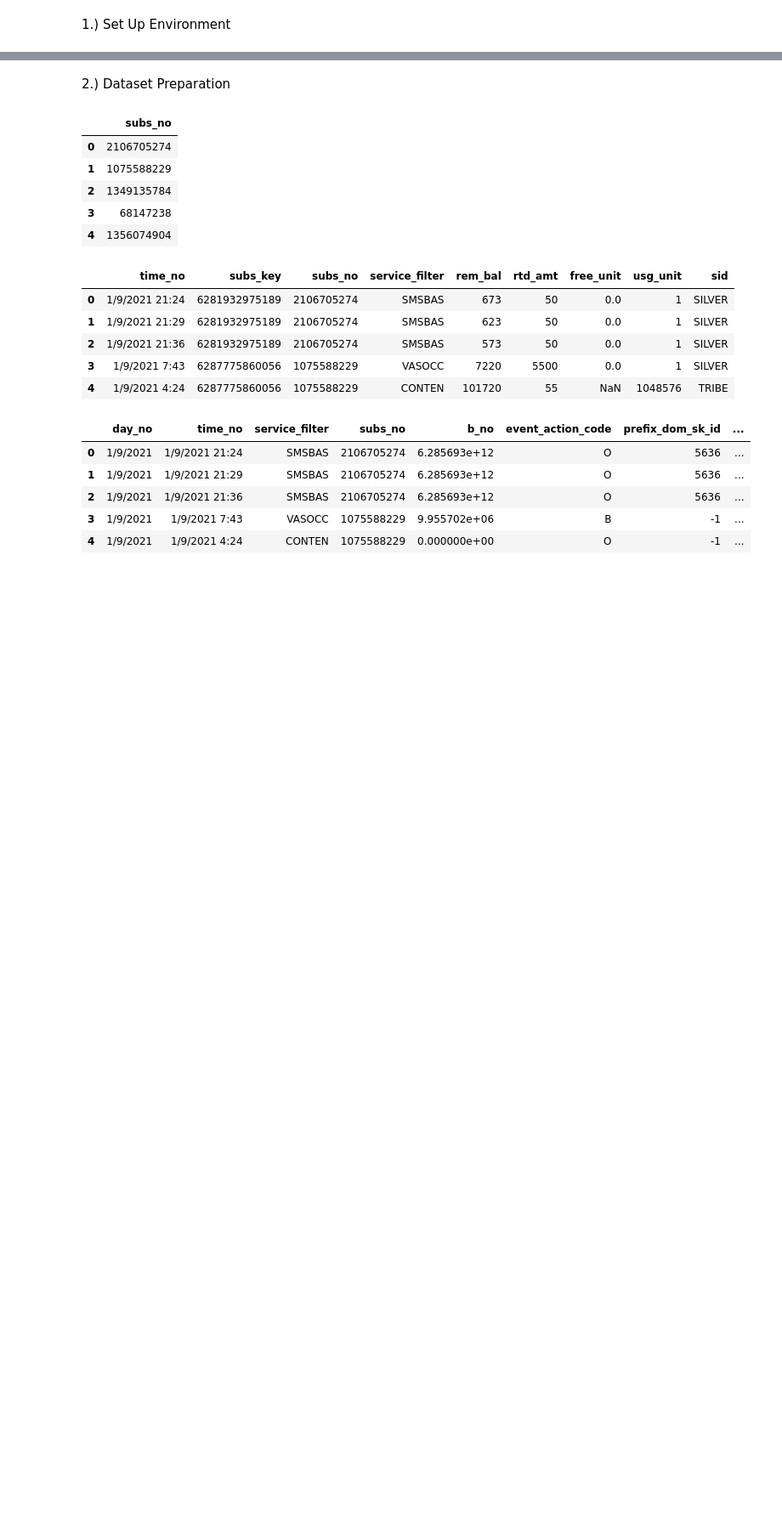
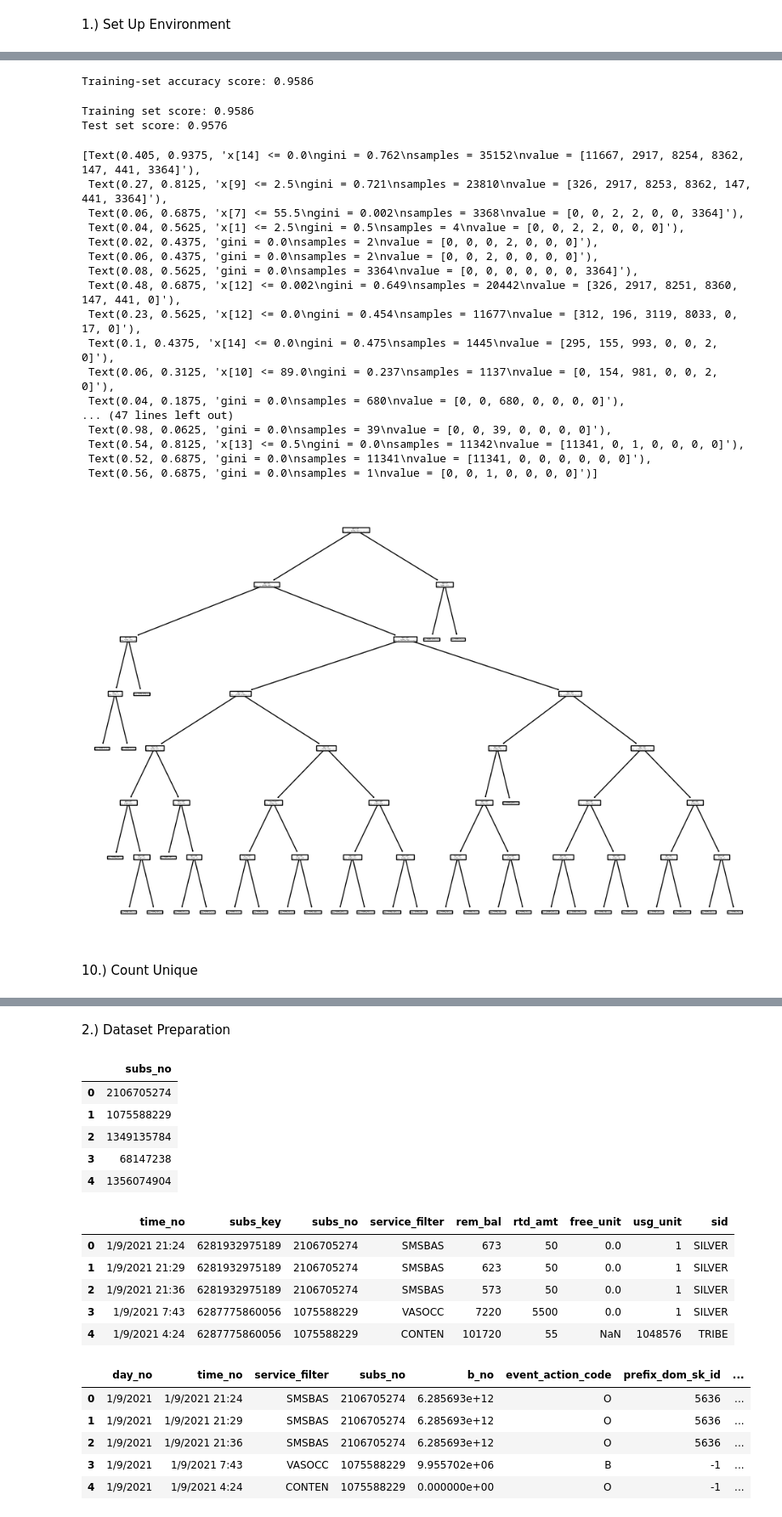
Before and after one commit to TAdatafabric/Fabricity-web, a Jupyter notebook: Data.ipynb, the cells around one changed output, grey strips where cells are left out. Shown at 85% size. Drawn from its saved outputs; the diff is of its cells as text; code cells hidden in the pictures; blank space fills up the shorter version.

```diff
--- a/Data.ipynb
+++ b/Data.ipynb
@@ -2,0 +479,18 @@
+# %%
+# Import the necessary libraries
+import pandas as pd #library untuk dataframe
+import numpy as np #library untuk komputasi
+from sklearn.tree import DecisionTreeClassifier
+from sklearn.datasets import load_iris
+from sklearn.model_selection import train_test_split
+from sklearn.metrics import accuracy_score,classification_report,confusion_matrix
+from sklearn import tree
+from sklearn.preprocessing import LabelEncoder
+import matplotlib.pyplot as plt
+
+X=data.drop('service_type',axis=1) #menghilangkan output dari kriteria
+Y=data.service_type # menampilkan kolom label (output/kelas)
+print(X)
+print(Y)
+
+print(train_test_split)
@@ -2,0 +515,11 @@
+# %%
+# Split the dataset into training and testing sets
+X_train, X_test, Y_train, Y_test = train_test_split(X, Y, test_size=0.2)
+
+dt=DecisionTreeClassifier()
+
+dt.fit(X_train,Y_train)
+#melatih data
+
+Y_pred=dt.predict(X_test)
+#memprediksi disimpan di Y_pred, yang diprediksi adalah X_test
@@ -2,0 +559,10 @@
+# %%
+# instantiate the DecisionTreeClassifier model with criterion gini index
+
+clf_gini = DecisionTreeClassifier(criterion='gini', max_depth=7, random_state=0)
+#max depth adalah kedalaman cabang
+#random state adalah
+
+# fit the model
+clf_gini.fit(X_train, Y_train)
+#melatih data
@@ -2,0 +585,41 @@
+# %%
+print('Training-set accuracy score: {0:0.4f}'. format(accuracy_score(Y_train, y_pred_train_gini)))
+# %% [output]
+Training-set accuracy score: 0.9586
+# %%
+# print the scores on training and test set
+
+print('Training set score: {0:.4f}'.format(clf_gini.score(X_train, Y_train)))
+
+print('Test set score: {0:.4f}'.format(clf_gini.score(X_test, Y_test)))
+
+#test set score adalah untuk performa algoritma decision tree nya
+#training set score adalah untuk model (gini index)
+# %% [output]
+Training set score: 0.9586
+Test set score: 0.9576
+# %%
+plt.figure(figsize=(12,8))
+
+tree.plot_tree(clf_gini.fit(X_train, Y_train))
+# %% [output]
+[Text(0.405, 0.9375, 'x[14] <= 0.0\ngini = 0.762\nsamples = 35152\nvalue = [11667, 2917, 8254, 8362, 147, 441, 3364]'),
+ Text(0.27, 0.8125, 'x[9] <= 2.5\ngini = 0.721\nsamples = 23810\nvalue = [326, 2917, 8253, 8362, 147, 441, 3364]'),
+ Text(0.06, 0.6875, 'x[7] <= 55.5\ngini = 0.002\nsamples = 3368\nvalue = [0, 0, 2, 2, 0, 0, 3364]'),
+ Text(0.04, 0.5625, 'x[1] <= 2.5\ngini = 0.5\nsamples = 4\nvalue = [0, 0, 2, 2, 0, 0, 0]'),
+ Text(0.02, 0.4375, 'gini = 0.0\nsamples = 2\nvalue = [0, 0, 0, 2, 0, 0, 0]'),
+ Text(0.06, 0.4375, 'gini = 0.0\nsamples = 2\nvalue = [0, 0, 2, 0, 0, 0, 0]'),
+ Text(0.08, 0.5625, 'gini = 0.0\nsamples = 3364\nvalue = [0, 0, 0, 0, 0, 0, 3364]'),
+ Text(0.48, 0.6875, 'x[12] <= 0.002\ngini = 0.649\nsamples = 20442\nvalue = [326, 2917, 8251, 8360, 147, 441, 0]'),
+ Text(0.23, 0.5625, 'x[12] <= 0.0\ngini = 0.454\nsamples = 11677\nvalue = [312, 196, 3119, 8033, 0, 17, 0]'),
+ Text(0.1, 0.4375, 'x[14] <= 0.0\ngini = 0.475\nsamples = 1445\nvalue = [295, 155, 993, 0, 0, 2, 0]'),
+ Text(0.06, 0.3125, 'x[10] <= 89.0\ngini = 0.237\nsamples = 1137\nvalue = [0, 154, 981, 0, 0, 2, 0]'),
+ Text(0.04, 0.1875, 'gini = 0.0\nsamples = 680\nvalue = [0, 0, 680, 0, 0, 0, 0]'),
+... (47 lines left out)
+ Text(0.98, 0.0625, 'gini = 0.0\nsamples = 39\nvalue = [0, 0, 39, 0, 0, 0, 0]'),
+ Text(0.54, 0.8125, 'x[13] <= 0.5\ngini = 0.0\nsamples = 11342\nvalue = [11341, 0, 1, 0, 0, 0, 0]'),
+ Text(0.52, 0.6875, 'gini = 0.0\nsamples = 11341\nvalue = [11341, 0, 0, 0, 0, 0, 0]'),
+ Text(0.56, 0.6875, 'gini = 0.0\nsamples = 1\nvalue = [0, 0, 1, 0, 0, 0, 0]')]
+[figure, added]
+# %% [markdown]
+10.) Count Unique
```
Also changed, not shown: parts of 72 cells of this notebook.
